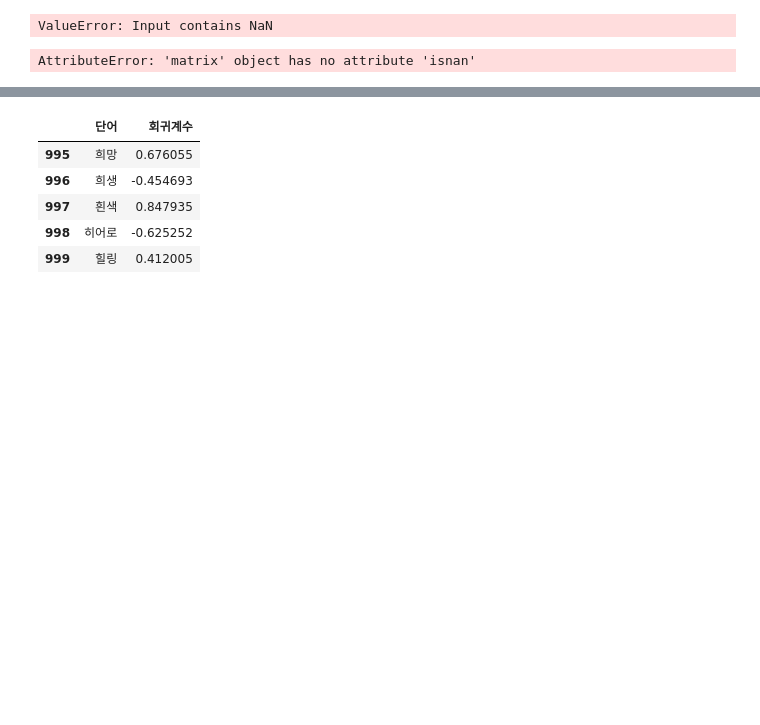
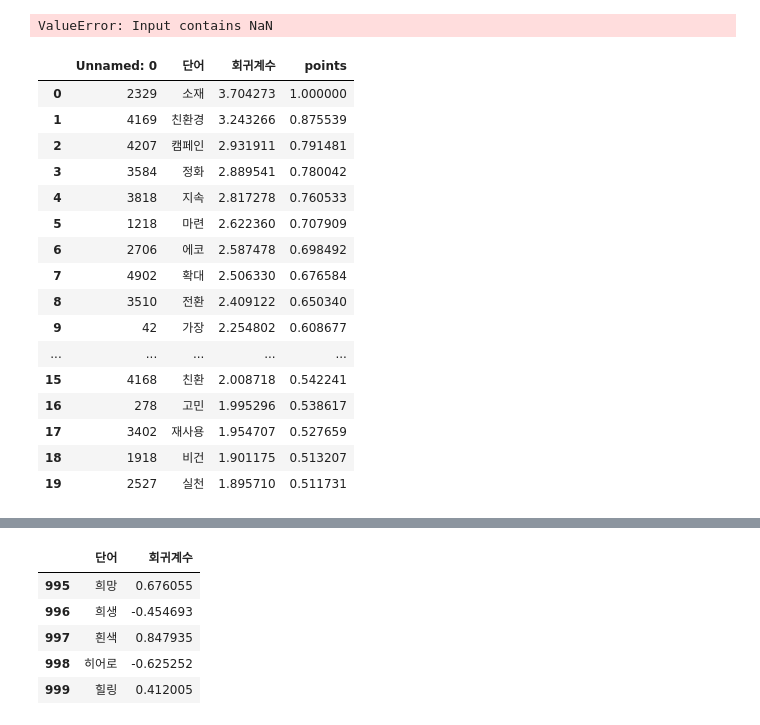
Before and after one commit to LeeKunHa/Construct-Sentiment-Dictionary-for-Companies-Conducting-Eco-Friendly-Businesses, a Jupyter notebook: Senti_dict.ipynb, the cells around one changed output, grey strips where cells are left out. Drawn from its saved outputs; the diff is of its cells as text; code cells hidden in the pictures; blank space fills up the shorter version.

Commit message:
Data_update

```diff
--- a/Senti_dict.ipynb
+++ b/Senti_dict.ipynb
@@ -64,7 +64,25 @@ pred =lr_clf.predict(x_test)
 # print('Test data 정확도: ',accuracy_score(y_test,pred))
 # %% [output]
 ValueError: Input contains NaN
-# %%
-x_train.todense().isnan()
-# %% [output]
-AttributeError: 'matrix' object has no attribute 'isnan'
+# %%
+st_df = pd.read_csv('./data/dict.csv',encoding='cp949')
+# %%
+st_df[st_df['회귀계수']>0][:20]
+# %% [output]
+|  | Unnamed: 0 | 단어 | 회귀계수 | points |
+| 0 | 2329 | 소재 | 3.704273 | 1.000000 |
+| 1 | 4169 | 친환경 | 3.243266 | 0.875539 |
+| 2 | 4207 | 캠페인 | 2.931911 | 0.791481 |
+| 3 | 3584 | 정화 | 2.889541 | 0.780042 |
+| 4 | 3818 | 지속 | 2.817278 | 0.760533 |
+| 5 | 1218 | 마련 | 2.622360 | 0.707909 |
+| 6 | 2706 | 에코 | 2.587478 | 0.698492 |
+| 7 | 4902 | 확대 | 2.506330 | 0.676584 |
+| 8 | 3510 | 전환 | 2.409122 | 0.650340 |
+| 9 | 42 | 가장 | 2.254802 | 0.608677 |
+| ... | ... | ... | ... | ... |
+| 15 | 4168 | 친환 | 2.008718 | 0.542241 |
+| 16 | 278 | 고민 | 1.995296 | 0.538617 |
+| 17 | 3402 | 재사용 | 1.954707 | 0.527659 |
+| 18 | 1918 | 비건 | 1.901175 | 0.513207 |
+| 19 | 2527 | 실천 | 1.895710 | 0.511731 |
```
Also changed, not shown: parts of 1 cell of this notebook, 9 other files.
